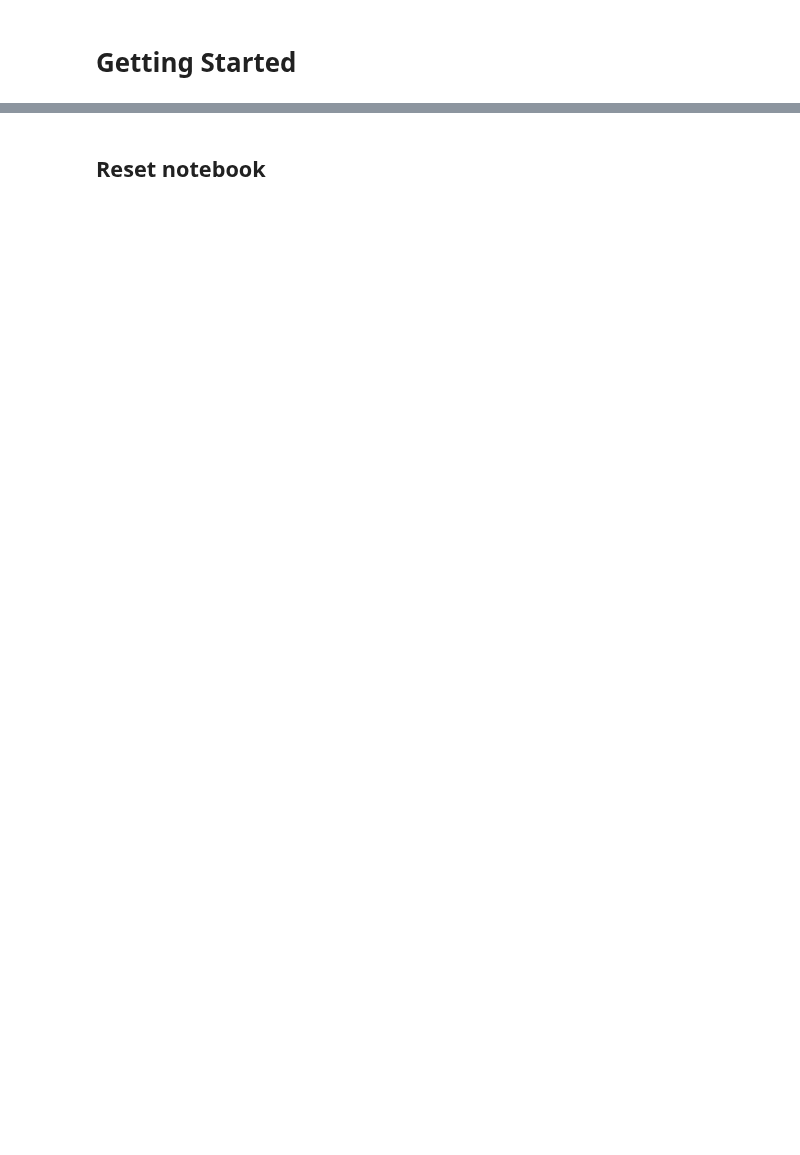
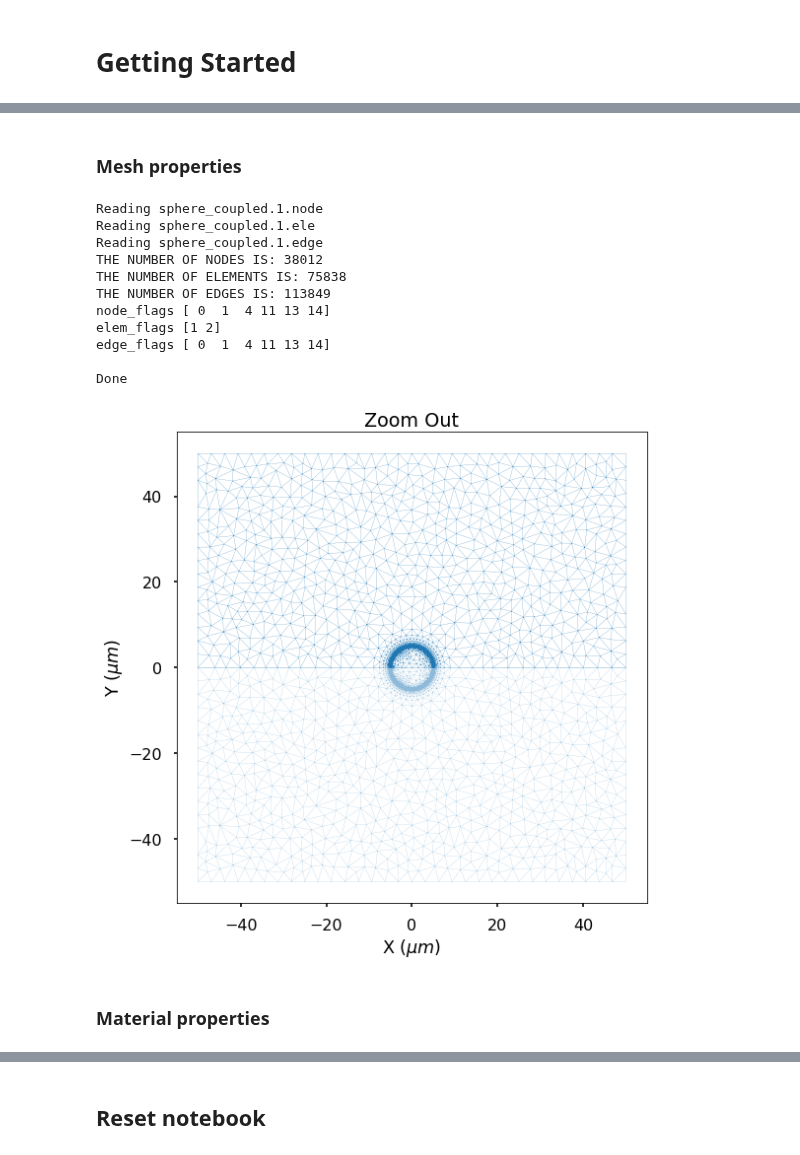
Before and after one commit to yuccadrew/sip, a Jupyter notebook: test_sip_2d.ipynb, the cells around one changed output, grey strips where cells are left out. Saved outputs shown, nothing was run; the diff lists cells and outputs as text; code cells hidden in the pictures; blank space fills up the shorter version.

```diff
--- a/test_sip_2d.ipynb
+++ b/test_sip_2d.ipynb
@@ -7,0 +334,80 @@
+# %% [markdown]
+### Mesh properties
+# %%
+def set_mesh():
+    #load mesh
+    print('Reading %s.1.node'%mesh_prefix)
+    nodes=np.genfromtxt(mesh_prefix+'.1.node',skip_header=1,skip_footer=0,usecols=(1,2),dtype=float)
+    node_flags=np.genfromtxt(mesh_prefix+'.1.node',skip_header=1,skip_footer=0,usecols=3,dtype=int)
+
+    print('Reading %s.1.ele'%mesh_prefix)
+    elements=np.genfromtxt(mesh_prefix+'.1.ele',skip_header=1,usecols=(1,2,3),dtype=int)
+    elem_flags=np.genfromtxt(mesh_prefix+'.1.ele',skip_header=1,usecols=4,dtype=int)
+
+    print('Reading %s.1.edge'%mesh_prefix)
+    edges=np.genfromtxt(mesh_prefix+'.1.edge',skip_header=1,usecols=(1,2),dtype=int)
+    edge_flags=np.genfromtxt(mesh_prefix+'.1.edge',skip_header=1,usecols=3,dtype=int)
+
+    #adjust indices to start from zero
+    elements=elements-1
+    edges=edges-1
+
+    #scale nodes from meter to micro-meter
+    nodes=nodes*1e-6
+
+    n_node=len(nodes)
+    n_elem=len(elements)
+    n_edge=len(edges)
+    print('THE NUMBER OF NODES IS: %d'%n_node)
+    print('THE NUMBER OF ELEMENTS IS: %d'%n_elem)
+    print('THE NUMBER OF EDGES IS: %d'%n_edge)
+    print('node_flags',np.unique(node_flags))
+    print('elem_flags',np.unique(elem_flags))
+    print('edge_flags',np.unique(edge_flags))
+    print('')
+
+    #**************************************************************************
+    #--------------------------------------------------------------------------
+    #==========================================================================
+    #display mesh
+    disp_factor=1e6
+    x=nodes[:,0]*disp_factor
+    y=nodes[:,1]*disp_factor
+
+    fig,ax=plt.subplots(figsize=(8,8))
+    ax.triplot(x,y,elements[:,:],linewidth=0.2,color='tab:blue')
+    ax.triplot(x,-y,elements[:,:],linewidth=0.2,color='tab:blue',alpha=0.5)
+    ax.set_xlabel('X $(\mu m)$')
+    ax.set_ylabel('Y $(\mu m)$')
+    ax.set_aspect('equal')
+    ax.set_title('Zoom Out')
+
+    mesh = {}
+    mesh['nodes'] = nodes.astype(float)
+    mesh['elements'] = elements.astype(int)
+    mesh['edges'] = edges.astype(int)
+    mesh['node_flags'] = node_flags.astype(int)
+    mesh['elem_flags'] = elem_flags.astype(int)
+    mesh['edge_flags'] = edge_flags.astype(int)
+    return mesh
+
+if __name__=='__main__':
+    mesh=set_mesh()
+    print('Done')
+    plt.tight_layout()
+    plt.show()
+# %% [output]
+Reading sphere_coupled.1.node
+Reading sphere_coupled.1.ele
+Reading sphere_coupled.1.edge
+THE NUMBER OF NODES IS: 38012
+THE NUMBER OF ELEMENTS IS: 75838
+THE NUMBER OF EDGES IS: 113849
+node_flags [ 0  1  4 11 13 14]
+elem_flags [1 2]
+edge_flags [ 0  1  4 11 13 14]
+
+Done
+[figure, added]
+# %% [markdown]
+### Material properties
```
Also changed, not shown: parts of 29 cells of this notebook.
